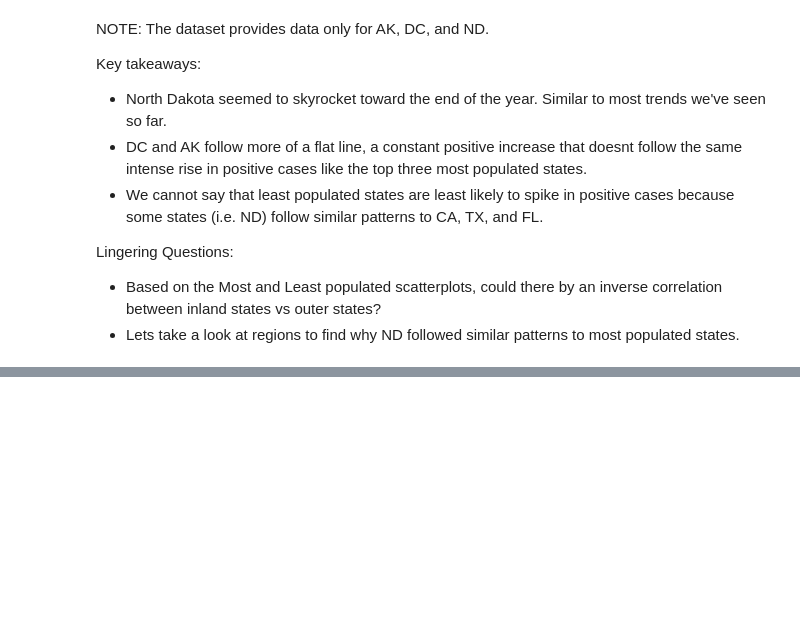
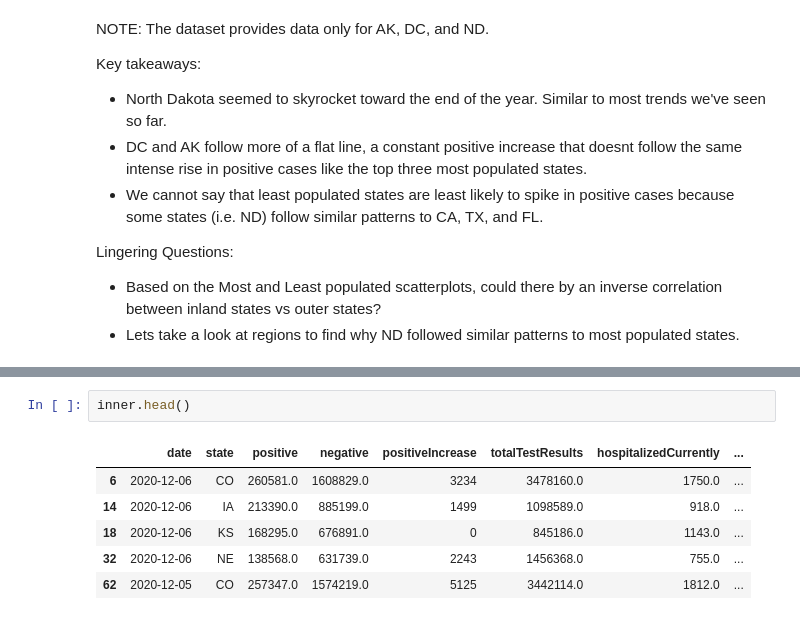
Before and after one commit to gianmillare/Covid-19-US-Analysis, a Jupyter notebook: COVID-19 Analysis.ipynb, the cells around one changed output, grey strips where cells are left out. Saved outputs shown, nothing was run; the diff lists cells and outputs as text; blank space fills up the shorter version.

```diff
--- a/COVID-19 Analysis.ipynb
+++ b/COVID-19 Analysis.ipynb
@@ -205,0 +222,9 @@ Lingering Questions:
+# %%
+inner.head()
+# %% [output]
+|  | date | state | positive | negative | positiveIncrease | totalTestResults | hospitalizedCurrently | ... |
+| 6 | 2020-12-06 | CO | 260581.0 | 1608829.0 | 3234 | 3478160.0 | 1750.0 | ... |
+| 14 | 2020-12-06 | IA | 213390.0 | 885199.0 | 1499 | 1098589.0 | 918.0 | ... |
+| 18 | 2020-12-06 | KS | 168295.0 | 676891.0 | 0 | 845186.0 | 1143.0 | ... |
+| 32 | 2020-12-06 | NE | 138568.0 | 631739.0 | 2243 | 1456368.0 | 755.0 | ... |
+| 62 | 2020-12-05 | CO | 257347.0 | 1574219.0 | 5125 | 3442114.0 | 1812.0 | ... |
```
Also changed, not shown: parts of 2 cells of this notebook.
